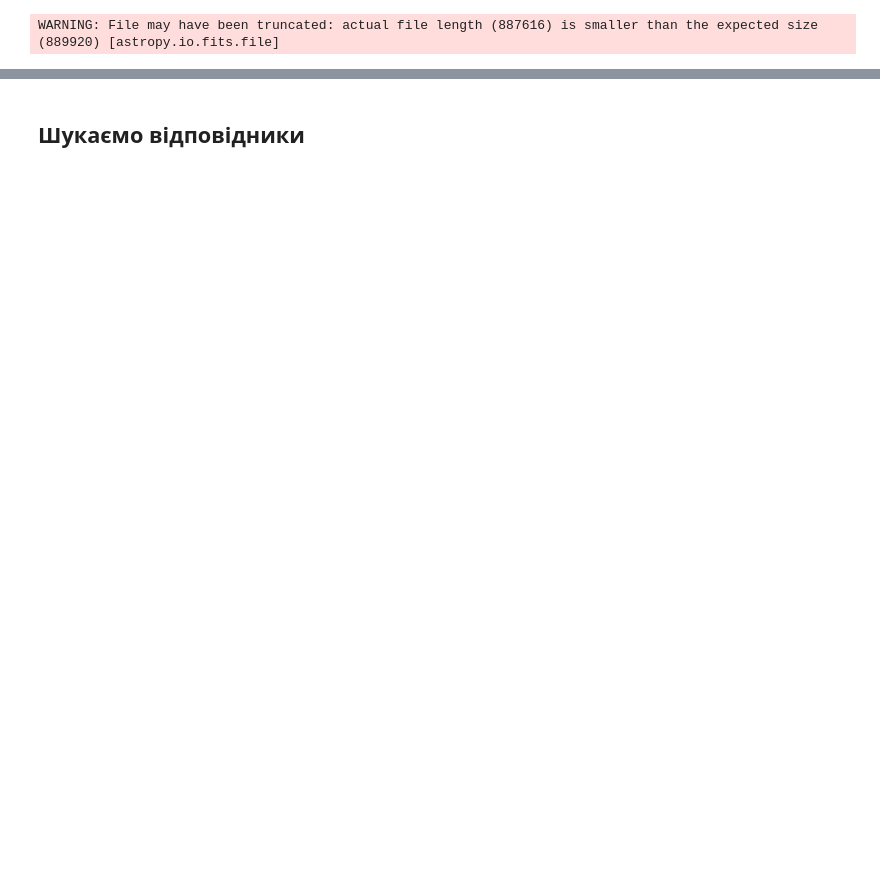
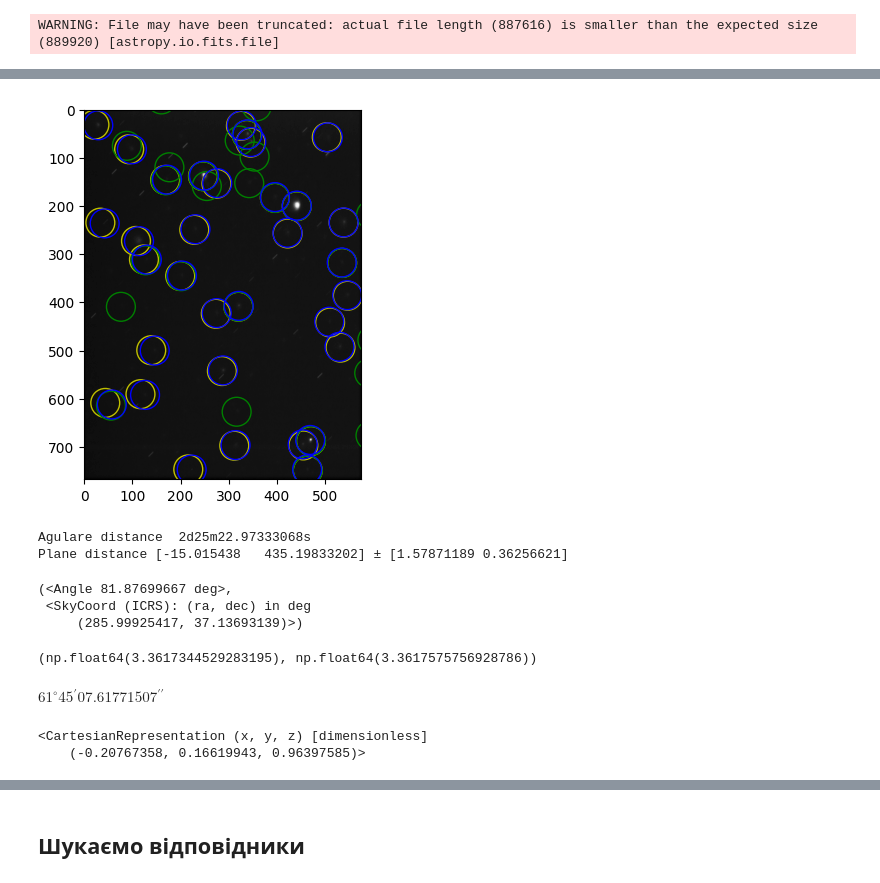
Before and after one commit to lrikozavr/Sklad_gryazi, a Jupyter notebook: image_/astrometry_new.ipynb, the cells around one changed output, grey strips where cells are left out. Saved outputs shown, nothing was run; the diff lists cells and outputs as text; code cells hidden in the pictures; blank space fills up the shorter version.

```diff
--- a/image_/astrometry_new.ipynb
+++ b/image_/astrometry_new.ipynb
@@ -229,0 +346,13 @@ xy_2 = np.array([[Y[i],X[i]] for i in range(len(X))])
+# %%
+import numpy as np
+
+config = {
+    "location": {
+        "lon" : 23.954290051419513,
+        "lat" : 49.91760760673526,
+        "height" : 100
+    },
+    "FOV": (3.20264288, 4.27019051)
+}
+
+config
@@ -229,0 +395,2 @@ xy_2 = np.array([[Y[i],X[i]] for i in range(len(X))])
+# %%
+a = PlateRecognize(ffile,config)
@@ -229,0 +480,29 @@ xy_2 = np.array([[Y[i],X[i]] for i in range(len(X))])
+# %%
+# Draw data
+xy = a.RADEC_to_PlaneXY(a.stars).transpose()
+plt.imshow(a.data, cmap="Greys_r")
+_ = CircularAperture(XY_real, r=30.0).plot(color="y")
+_ = CircularAperture(xy, r=30.0).plot(color="g")
+_ = CircularAperture(a.plane_objects, r=30.0).plot(color="b")
+
+#plt.colorbar()
+plt.show()
+# %% [output]
+[figure, added]
+# %%
+a.calibration()
+# %% [output]
+Agulare distance  2d25m22.97333068s
+Plane distance [-15.015438   435.19833202] ± [1.57871189 0.36256621]
+# %%
+a.center.separation(SkyCoord(np.pi,np.pi/2. - 1,
+                 unit=(u.rad,u.rad),
+                 frame="icrs")), a.center
+# %% [output]
+(<Angle 81.87699667 deg>,
+ <SkyCoord (ICRS): (ra, dec) in deg
+     (285.99925417, 37.13693139)>)
+# %%
+a.observation_time.sidereal_time('apparent').radian, a.local_sidereal_time
+# %% [output]
+(np.float64(3.3617344529283195), np.float64(3.3617575756928786))
@@ -229,0 +520,9 @@ xy_2 = np.array([[Y[i],X[i]] for i in range(len(X))])
+# %%
+cr.transform_to(frame).az
+# %% [output]
+$61^\circ45{}^\prime07.61771507{}^{\prime\prime}$
+# %%
+a.center.cartesian.transform(a.rotation_matrix)
+# %% [output]
+<CartesianRepresentation (x, y, z) [dimensionless]
+    (-0.20767358, 0.16619943, 0.96397585)>
```
Also changed, not shown: parts of 82 cells of this notebook.
